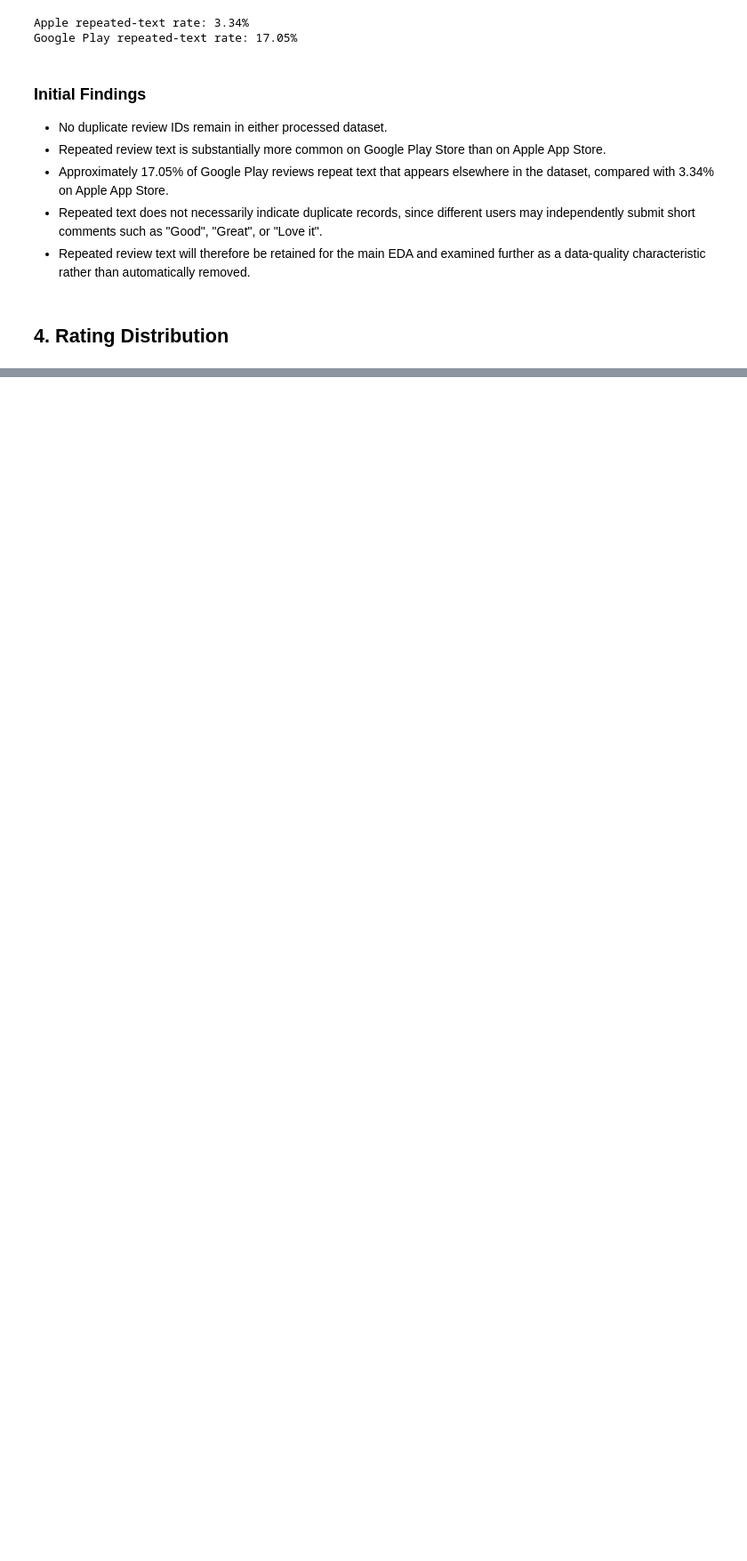
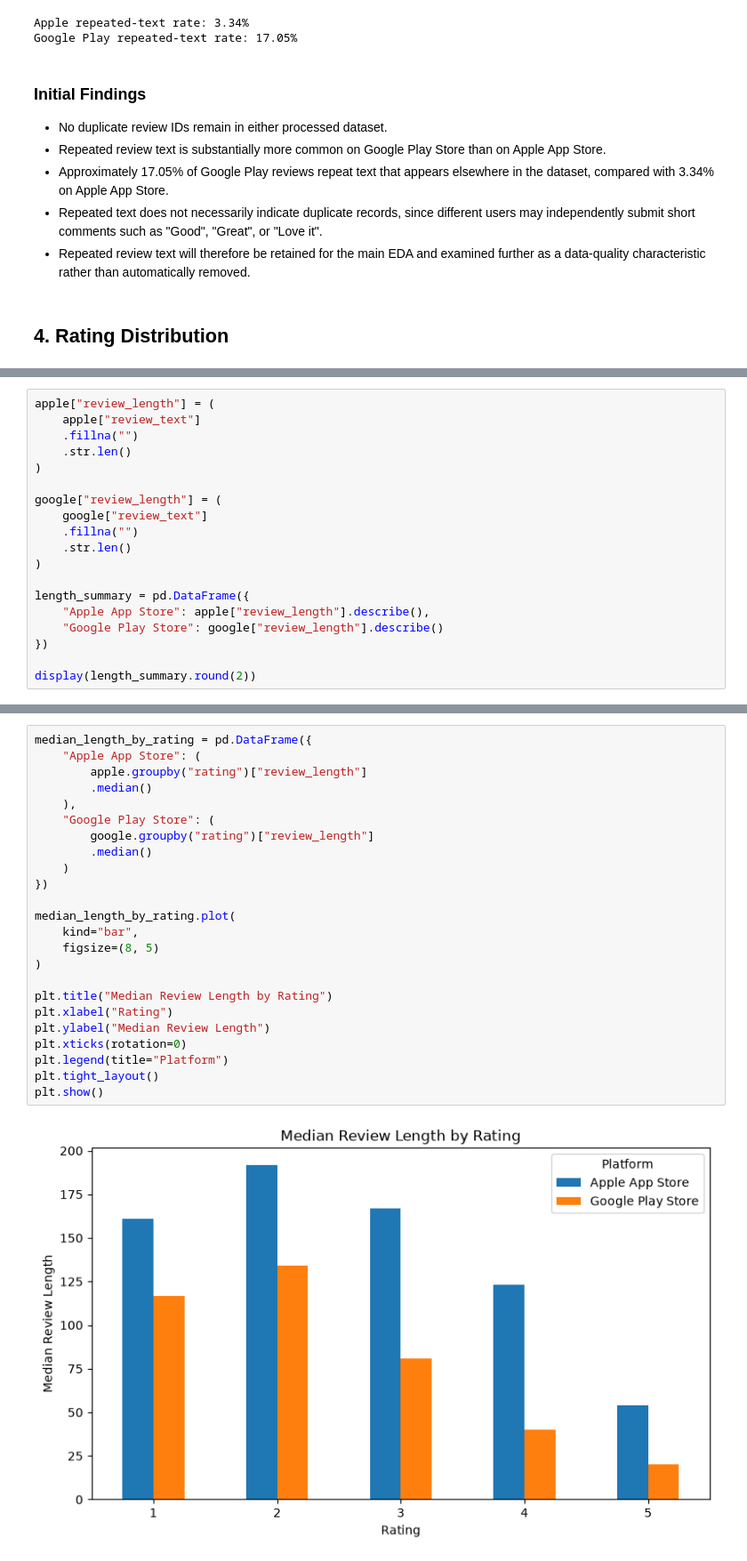
Before and after one commit to olizzh0105/review-data-source-analysis, a Jupyter notebook: notebooks/01_data_quality.ipynb, the cells around one changed output, grey strips where cells are left out. Shown at 89% size. Cells and saved outputs as stored; diff of their text form; blank space fills up the shorter version.

```diff
--- a/notebooks/01_data_quality.ipynb
+++ b/notebooks/01_data_quality.ipynb
@@ -186,0 +311,19 @@ display(rating_summary)
+# %%
+apple["review_length"] = (
+    apple["review_text"]
+    .fillna("")
+    .str.len()
+)
+
+google["review_length"] = (
+    google["review_text"]
+    .fillna("")
+    .str.len()
+)
+
+length_summary = pd.DataFrame({
+    "Apple App Store": apple["review_length"].describe(),
+    "Google Play Store": google["review_length"].describe()
+})
+
+display(length_summary.round(2))
@@ -186,0 +434,26 @@ display(rating_summary)
+# %%
+median_length_by_rating = pd.DataFrame({
+    "Apple App Store": (
+        apple.groupby("rating")["review_length"]
+        .median()
+    ),
+    "Google Play Store": (
+        google.groupby("rating")["review_length"]
+        .median()
+    )
+})
+
+median_length_by_rating.plot(
+    kind="bar",
+    figsize=(8, 5)
+)
+
+plt.title("Median Review Length by Rating")
+plt.xlabel("Rating")
+plt.ylabel("Median Review Length")
+plt.xticks(rotation=0)
+plt.legend(title="Platform")
+plt.tight_layout()
+plt.show()
+# %% [output]
+[figure, added]
```
Also changed, not shown: parts of 25 cells of this notebook.
